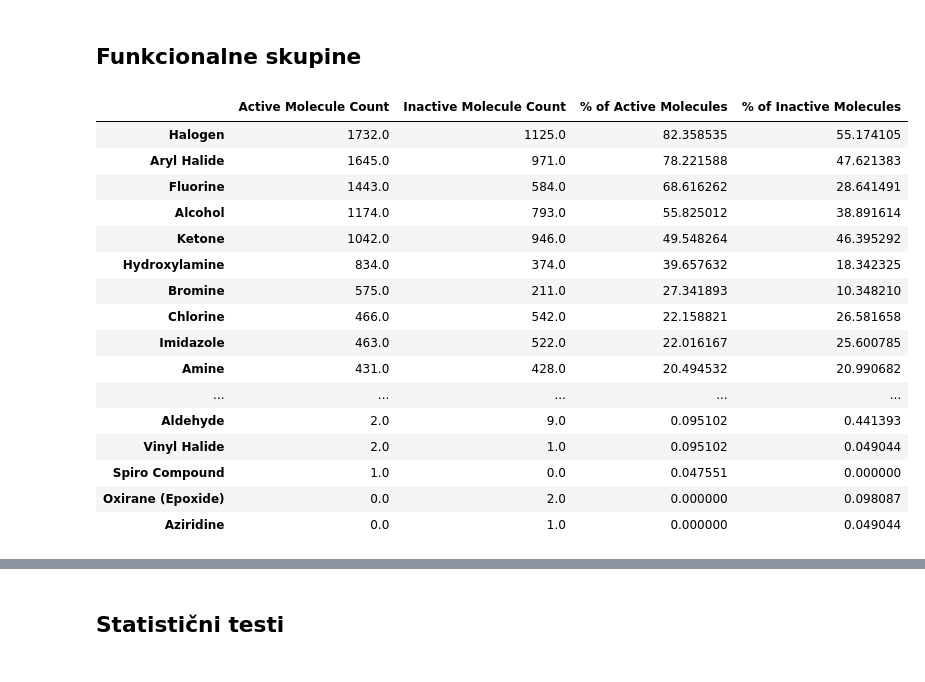
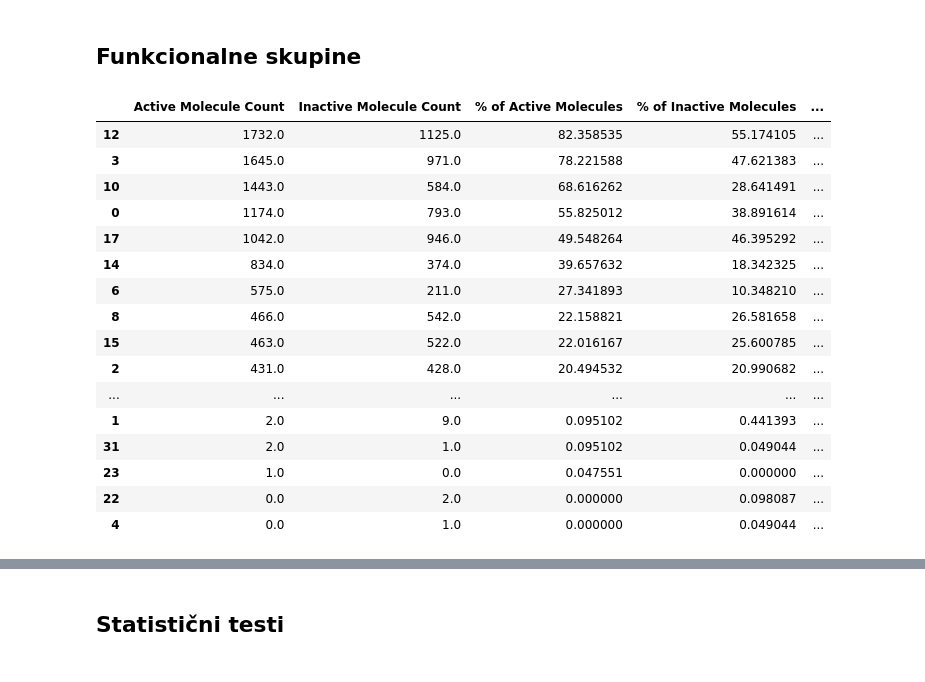
Before and after one commit to samo-n/ML-in-IDO1-drug-discovery, a Jupyter notebook: dir2/__1_3_analize_in_vizualizacije.ipynb, the cells around one changed output, grey strips where cells are left out. Cells and saved outputs as stored; diff of their text form; code cells hidden in the pictures.

```diff
--- a/dir2/__1_3_analize_in_vizualizacije.ipynb
+++ b/dir2/__1_3_analize_in_vizualizacije.ipynb
@@ -582,6 +582,7 @@ plt.show()
 import pandas as pd
 from rdkit import Chem
 from collections import Counter
+from scipy.stats import chi2_contingency
 
 # Predefined list of exotic functional group SMARTS patterns
 functional_groups_smarts = {
@@ -678,47 +679,72 @@ for smiles in inactive_molecules['Smiles']:
     groups = identify_functional_groups(smiles)
     for group in set(groups):  # Ensure unique groups per molecule
         inactive_functional_groups[group] += 1
 
 # Convert to DataFrames
 active_counts_df = pd.DataFrame.from_dict(active_functional_groups, orient='index', columns=['Active Molecule Count']).sort_values(by='Active Molecule Count', ascending=False)
 inactive_counts_df = pd.DataFrame.from_dict(inactive_functional_groups, orient='index', columns=['Inactive Molecule Count']).sort_values(by='Inactive Molecule Count', ascending=False)
 
 # Merge the results
 functional_group_comparison = pd.merge(
     active_counts_df,
     inactive_counts_df,
     left_index=True,
     right_index=True,
     how='outer'
 ).fillna(0)
 
 # Add percentage calculations
 total_active_molecules = active_molecules['Smiles'].nunique()
 total_inactive_molecules = inactive_molecules['Smiles'].nunique()
 
 functional_group_comparison['% of Active Molecules'] = (functional_group_comparison['Active Molecule Count'] / total_active_molecules) * 100
 functional_group_comparison['% of Inactive Molecules'] = (functional_group_comparison['Inactive Molecule Count'] / total_inactive_molecules) * 100
 
+chi2_results = []
+for group in functional_group_comparison.index:
+    observed = [
+        functional_group_comparison.at[group, 'Active Molecule Count'],
+        functional_group_comparison.at[group, 'Inactive Molecule Count']
+    ]
+    expected = [
+        total_active_molecules * (sum(observed) / (total_active_molecules + total_inactive_molecules)),
+        total_inactive_molecules * (sum(observed) / (total_active_molecules + total_inactive_molecules))
+    ]
+    chi2, p = chi2_contingency([observed, expected])[:2]
+    chi2_results.append((group, chi2, p))
+
+# Convert chi-square results to DataFrame
+chi2_df = pd.DataFrame(chi2_results, columns=['Functional Group', 'Chi-Square Statistic', 'p-value'])
+
+# Merge with the main DataFrame
+functional_group_comparison = functional_group_comparison.merge(chi2_df, left_index=True, right_on='Functional Group')
+
+# Add 'Statistical Diff', 'Difference Direction', and 'Difference' columns
+functional_group_comparison['Statistical Diff'] = functional_group_comparison['p-value'].apply(lambda p: 1 if p < 0.05 else 0)
+
+# Calculate the absolute difference in percentage
+functional_group_comparison['Difference'] = (functional_group_comparison['% of Active Molecules'] - functional_group_comparison['% of Inactive Molecules'])
+
 # Sort by Active Molecule Count
 functional_group_comparison = functional_group_comparison.sort_values(by='Active Molecule Count', ascending=False)
 
 # Display the result
 functional_group_comparison
 # %% [output]
-|  | Active Molecule Count | Inactive Molecule Count | % of Active Molecules | % of Inactive Molecules |
-| Halogen | 1732.0 | 1125.0 | 82.358535 | 55.174105 |
-| Aryl Halide | 1645.0 | 971.0 | 78.221588 | 47.621383 |
-| Fluorine | 1443.0 | 584.0 | 68.616262 | 28.641491 |
-| Alcohol | 1174.0 | 793.0 | 55.825012 | 38.891614 |
-| Ketone | 1042.0 | 946.0 | 49.548264 | 46.395292 |
-| Hydroxylamine | 834.0 | 374.0 | 39.657632 | 18.342325 |
-| Bromine | 575.0 | 211.0 | 27.341893 | 10.348210 |
-| Chlorine | 466.0 | 542.0 | 22.158821 | 26.581658 |
-| Imidazole | 463.0 | 522.0 | 22.016167 | 25.600785 |
-| Amine | 431.0 | 428.0 | 20.494532 | 20.990682 |
-| ... | ... | ... | ... | ... |
-| Aldehyde | 2.0 | 9.0 | 0.095102 | 0.441393 |
-| Vinyl Halide | 2.0 | 1.0 | 0.095102 | 0.049044 |
-| Spiro Compound | 1.0 | 0.0 | 0.047551 | 0.000000 |
-| Oxirane (Epoxide) | 0.0 | 2.0 | 0.000000 | 0.098087 |
-| Aziridine | 0.0 | 1.0 | 0.000000 | 0.049044 |
+|  | Active Molecule Count | Inactive Molecule Count | % of Active Molecules | % of Inactive Molecules | ... |
+| 12 | 1732.0 | 1125.0 | 82.358535 | 55.174105 | ... |
+| 3 | 1645.0 | 971.0 | 78.221588 | 47.621383 | ... |
+| 10 | 1443.0 | 584.0 | 68.616262 | 28.641491 | ... |
+| 0 | 1174.0 | 793.0 | 55.825012 | 38.891614 | ... |
+| 17 | 1042.0 | 946.0 | 49.548264 | 46.395292 | ... |
+| 14 | 834.0 | 374.0 | 39.657632 | 18.342325 | ... |
+| 6 | 575.0 | 211.0 | 27.341893 | 10.348210 | ... |
+| 8 | 466.0 | 542.0 | 22.158821 | 26.581658 | ... |
+| 15 | 463.0 | 522.0 | 22.016167 | 25.600785 | ... |
+| 2 | 431.0 | 428.0 | 20.494532 | 20.990682 | ... |
+| ... | ... | ... | ... | ... | ... |
+| 1 | 2.0 | 9.0 | 0.095102 | 0.441393 | ... |
+| 31 | 2.0 | 1.0 | 0.095102 | 0.049044 | ... |
+| 23 | 1.0 | 0.0 | 0.047551 | 0.000000 | ... |
+| 22 | 0.0 | 2.0 | 0.000000 | 0.098087 | ... |
+| 4 | 0.0 | 1.0 | 0.000000 | 0.049044 | ... |
```
Also changed, not shown: parts of 1 cell of this notebook, 1 other file.
